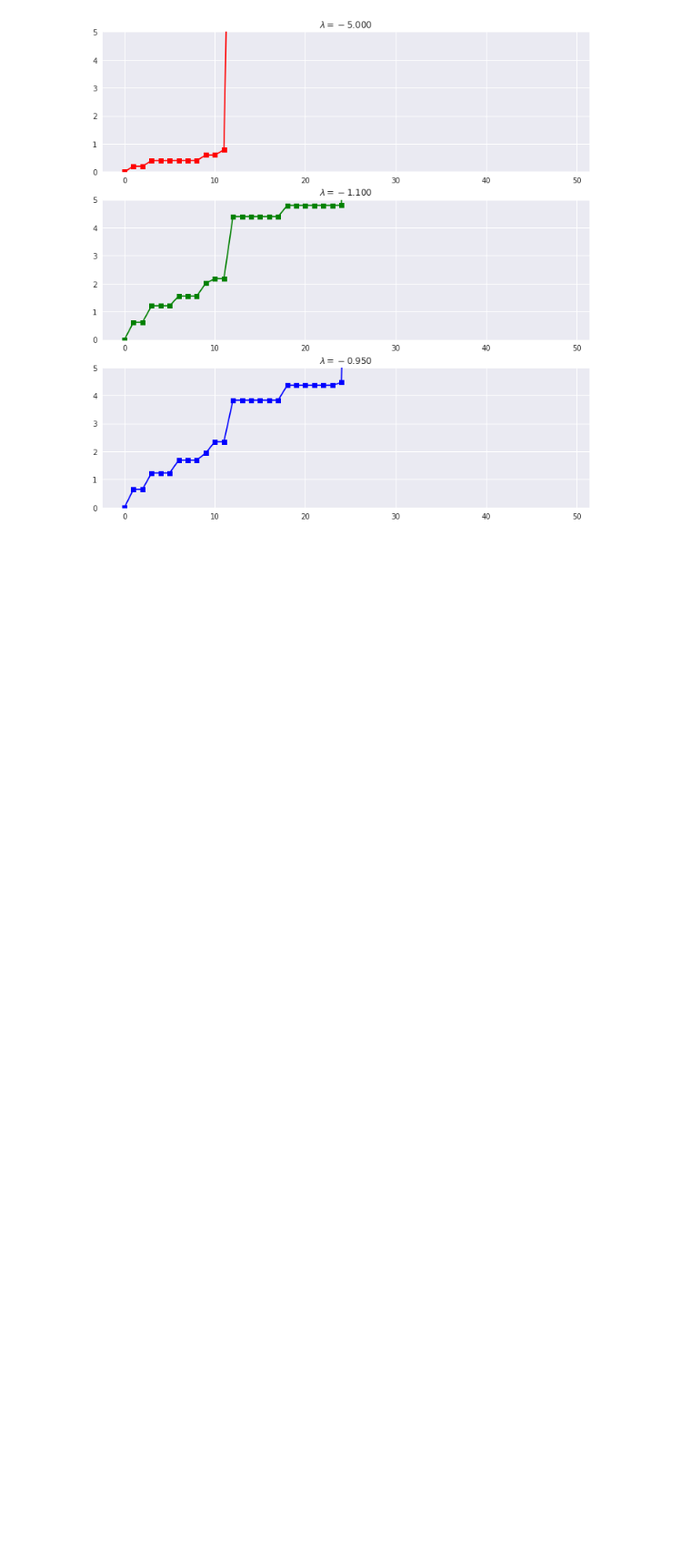
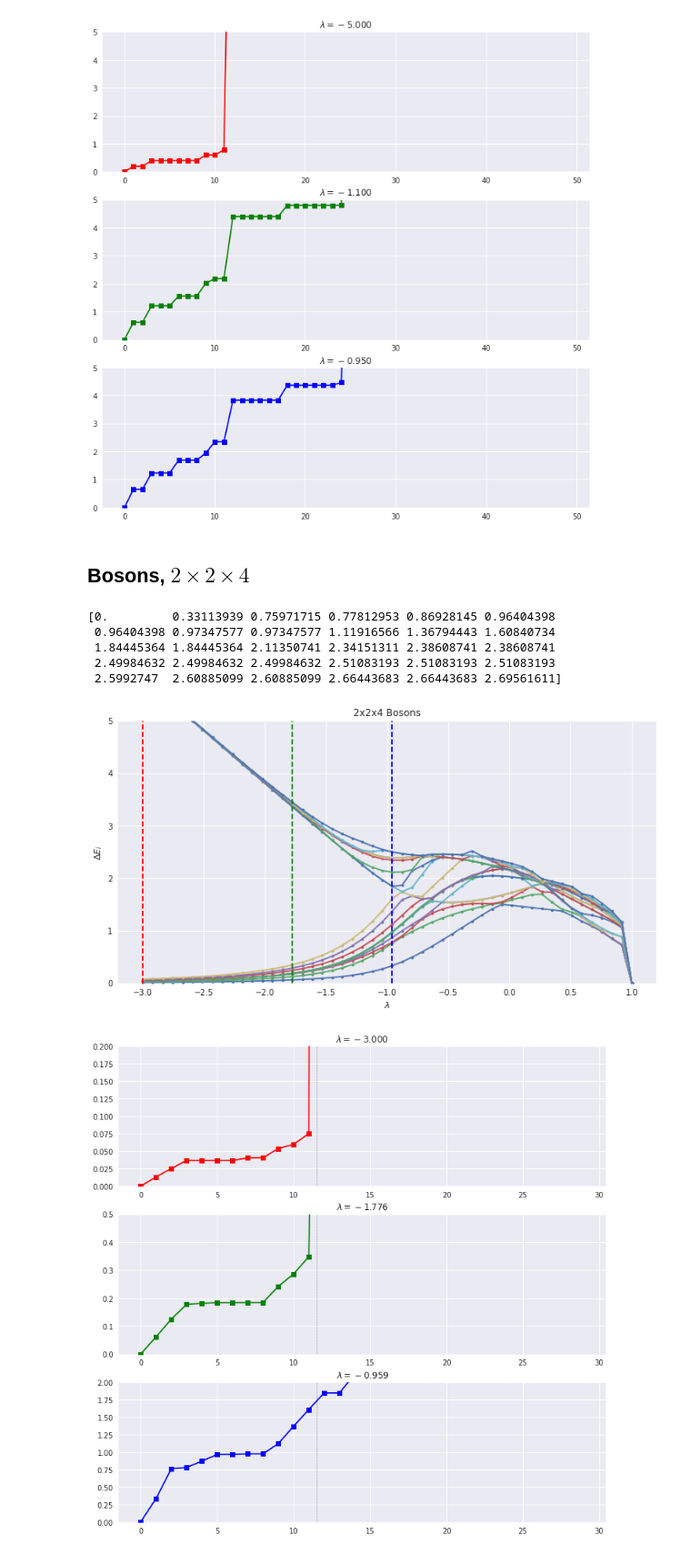
Before and after one commit to cygnus2/FQLMs, a Jupyter notebook: python_notebooks/multi_fermion_spectra.ipynb, the cells around one changed output. Shown at 91% size. Saved outputs shown, nothing was run; the diff lists cells and outputs as text; code cells hidden in the pictures; blank space fills up the shorter version.

Commit message:
Adapted stuff to get 2x2x4 running. Added data and (preliminary) evaluation.

```diff
--- a/python_notebooks/multi_fermion_spectra.ipynb
+++ b/python_notebooks/multi_fermion_spectra.ipynb
@@ -140,3 +140,64 @@ with plt.style.context('seaborn'):
 # %% [output]
 [figure]
 [figure]
+# %% [markdown]
+## Bosons, $2\times2\times4$
+# %%
+# Read the data.
+datafile = '../python_data/multi_spectrum_bosons_wx_4-wy_4-wz_2_2x2x4.dat'
+lambdas, data = retrieve_spectrum_numpy(datafile)
+df = retrieve_spectrum_pandas(datafile)
+
+colors = ['red', 'green', 'blue', 'orange', 'cyan']
+
+# Index of lambda values to display (can be as many as you want).
+lam_indicies = [0, 15, 25]
+
+with plt.style.context('seaborn'):
+    fig, bx = plt.subplots()
+    fig.set_size_inches(12, 6)
+
+    # Toggls the number of levels only in the upper plot.
+    n_states = 20
+
+
+    gs = data[:,0]
+    for i in range(1, n_states):
+        bx.plot(lambdas, data[:,i]-gs, marker='.', ls='-')
+
+    bx.set_xlabel('$\\lambda$')
+    bx.set_ylabel('$\\Delta E_i$')
+    bx.set_ylim(0, 5)
+    bx.set_title('2x2x4 Bosons')
+
+
+    # -----------------------------------------------------------------------
+    # Vertical cuts at constant lambda.
+
+    # Toggls how many values to display (starting from the GS) in the detail plots.
+    n_display_values = 120
+
+    fig, ax = plt.subplots(len(lam_indicies),1, squeeze=False)
+    fig.set_size_inches(12, len(lam_indicies)*4)
+
+    for k, lam_index in enumerate(lam_indicies):
+        data = df.iloc[lam_index]
+        gs = data['spectrum'][0]
+        ax[k,0].plot(data['spectrum'][:n_display_values]-gs, marker='s', color=colors[k])
+        ax[k,0].set_title('$\\lambda = {:.3f}$'.format(data['lambda']))
+        bx.axvline(data['lambda'], ls='--', color=colors[k])
+        ax[k,0].axvline(11.5, ls=':', color='black', lw=0.5)
+
+    ax[0,0].set_ylim(0, 0.2)
+    ax[1,0].set_ylim(0, 0.5)
+    ax[2,0].set_ylim(0, 2)
+
+print(data['spectrum'][:n_display_values]-gs)
+# %% [output]
+[0.         0.33113939 0.75971715 0.77812953 0.86928145 0.96404398
+ 0.96404398 0.97347577 0.97347577 1.11916566 1.36794443 1.60840734
+ 1.84445364 1.84445364 2.11350741 2.34151311 2.38608741 2.38608741
+ 2.49984632 2.49984632 2.49984632 2.51083193 2.51083193 2.51083193
+ 2.5992747  2.60885099 2.60885099 2.66443683 2.66443683 2.69561611]
+[figure, added]
+[figure, added]
```
Also changed, not shown: parts of 2 cells of this notebook, 14 other files.
